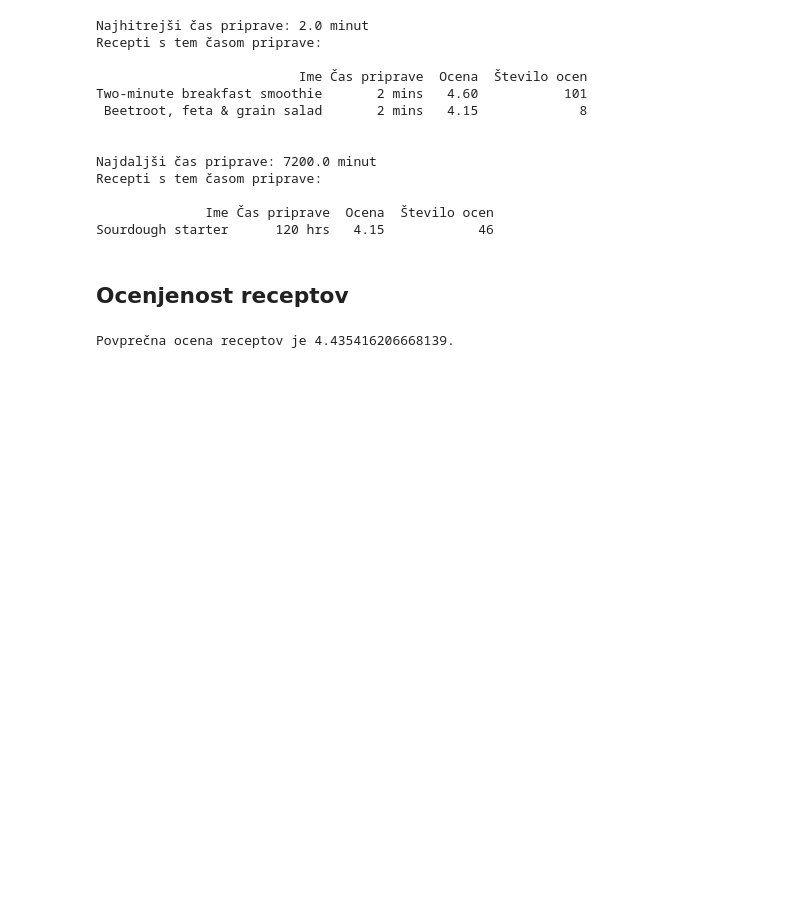
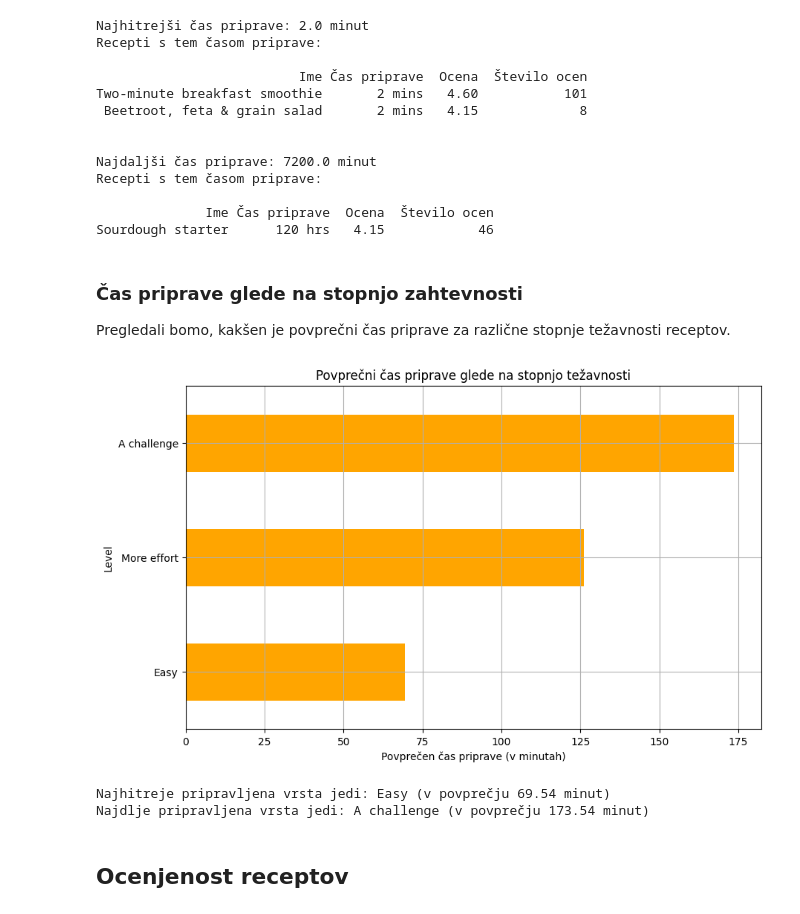
Before and after one commit to MEGLICKA/Projekt-UVP, a Jupyter notebook: recepti.ipynb, the cells around one changed output. Cells and saved outputs as stored; diff of their text form; code cells hidden in the pictures; blank space fills up the shorter version.

```diff
--- a/recepti.ipynb
+++ b/recepti.ipynb
@@ -116,11 +129,33 @@ Recepti s tem časom priprave:
 
               Ime Čas priprave  Ocena  Število ocen
 Sourdough starter      120 hrs   4.15            46
+# %% [markdown]
+### Čas priprave glede na stopnjo zahtevnosti
+
+Pregledali bomo, kakšen je povprečni čas priprave za različne stopnje težavnosti receptov.
+# %%
+def tipi_jedi_po_casu_priprave(recepti):
+    povprecni_casi = recepti.groupby('Level')['Čas v minutah'].mean().sort_values()
+
+    plt.figure(figsize=(10, 6))
+    povprecni_casi.plot(kind='barh', color='orange')
+    plt.title('Povprečni čas priprave glede na stopnjo težavnosti')
+    plt.xlabel('Povprečen čas priprave (v minutah)')
+    plt.ylabel('Level')
+    plt.grid(True)
+    plt.show()
+
+    najhitrejsi = povprecni_casi.idxmin()
+    najpočasnejši = povprecni_casi.idxmax()
+
+    print(f"Najhitreje pripravljena vrsta jedi: {najhitrejsi} (v povprečju {povprecni_casi.min():.2f} minut)")
+    print(f"Najdlje pripravljena vrsta jedi: {najpočasnejši} (v povprečju {povprecni_casi.max():.2f} minut)")
+
+tipi_jedi_po_casu_priprave(recepti)
+# %% [output]
+[figure, added]
+Najhitreje pripravljena vrsta jedi: Easy (v povprečju 69.54 minut)
+Najdlje pripravljena vrsta jedi: A challenge (v povprečju 173.54 minut)
 # %% [markdown]
 ## Ocenjenost receptov
-# %%
-povprečje = float(recepti['Ocena'].mean())
-print(f'Povprečna ocena receptov je {povprečje}.')
-# %% [output]
-Povprečna ocena receptov je 4.435416206668139.
 # %%
```
Also changed, not shown: parts of 29 cells of this notebook, 2 other files.
